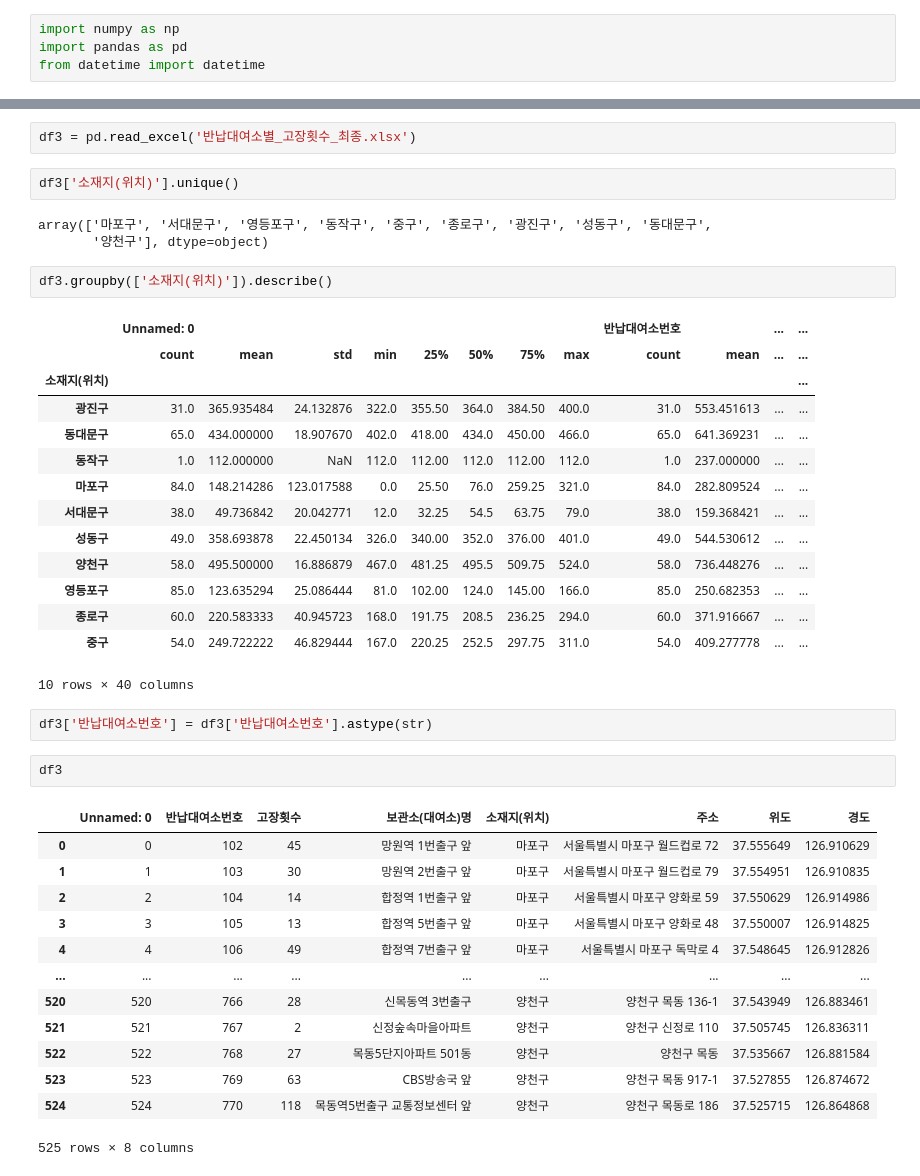
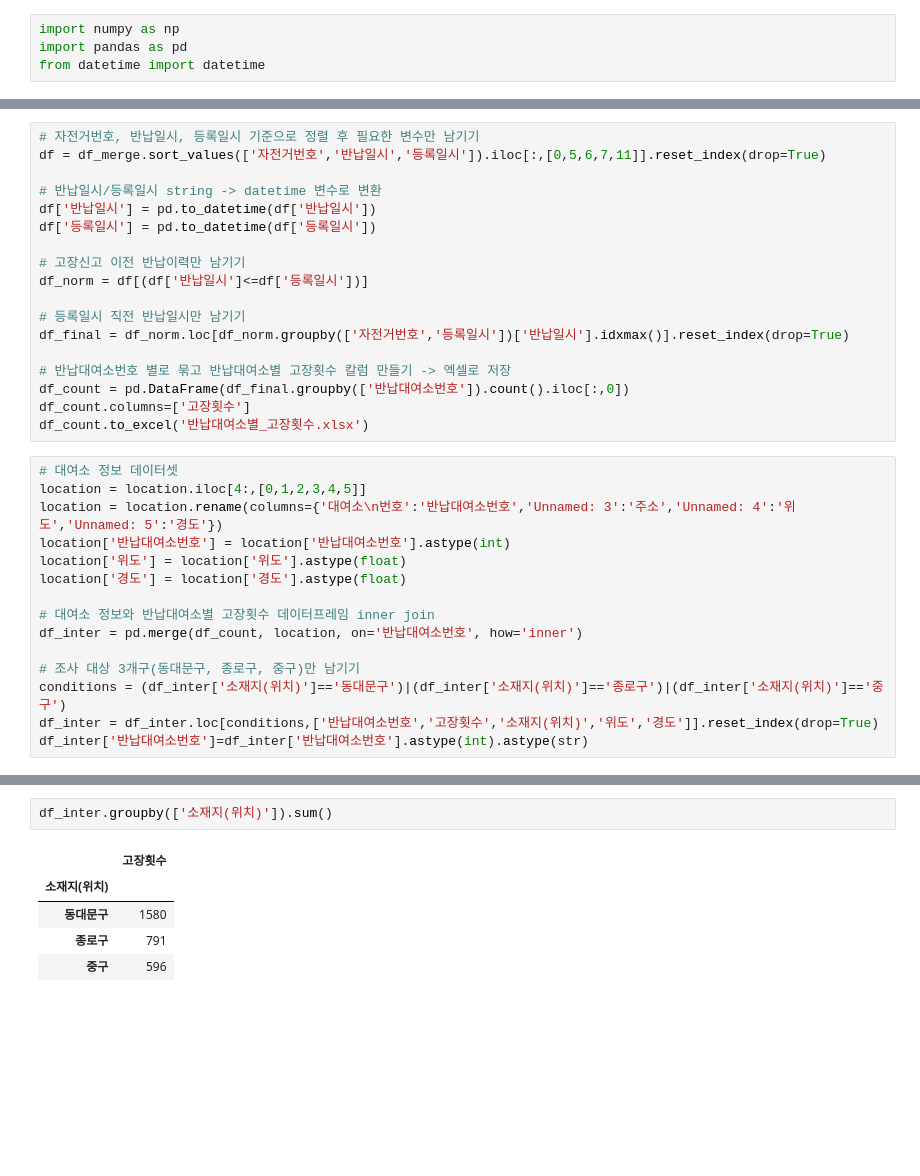
Before and after one commit to kunwooshin97/DScover-2022-2-_mini, a Jupyter notebook: seoul_bike.ipynb, the cells around one changed output, grey strips where cells are left out. Drawn from its saved outputs; the diff is of its cells as text; blank space fills up the shorter version.

```diff
--- a/seoul_bike.ipynb
+++ b/seoul_bike.ipynb
@@ -271,3 +38,36 @@ name
+# %%
+# 자전거번호, 반납일시, 등록일시 기준으로 정렬 후 필요한 변수만 남기기
+df = df_merge.sort_values(['자전거번호','반납일시','등록일시']).iloc[:,[0,5,6,7,11]].reset_index(drop=True)
+
+# 반납일시/등록일시 string -> datetime 변수로 변환
+df['반납일시'] = pd.to_datetime(df['반납일시'])
+df['등록일시'] = pd.to_datetime(df['등록일시'])
+
+# 고장신고 이전 반납이력만 남기기
+df_norm = df[(df['반납일시']<=df['등록일시'])]
+
+# 등록일시 직전 반납일시만 남기기
+df_final = df_norm.loc[df_norm.groupby(['자전거번호','등록일시'])['반납일시'].idxmax()].reset_index(drop=True)
+
+# 반납대여소번호 별로 묶고 반납대여소별 고장횟수 칼럼 만들기 -> 엑셀로 저장
+df_count = pd.DataFrame(df_final.groupby(['반납대여소번호']).count().iloc[:,0])
+df_count.columns=['고장횟수']
+df_count.to_excel('반납대여소별_고장횟수.xlsx')
+# %%
+# 대여소 정보 데이터셋
+location = location.iloc[4:,[0,1,2,3,4,5]]
+location = location.rename(columns={'대여소\n번호':'반납대여소번호','Unnamed: 3':'주소','Unnamed: 4':'위도','Unnamed: 5':'경도'})
+location['반납대여소번호'] = location['반납대여소번호'].astype(int)
+location['위도'] = location['위도'].astype(float)
+location['경도'] = location['경도'].astype(float)
+
+# 대여소 정보와 반납대여소별 고장횟수 데이터프레임 inner join
+df_inter = pd.merge(df_count, location, on='반납대여소번호', how='inner')
+
+# 조사 대상 3개구(동대문구, 종로구, 중구)만 남기기
+conditions = (df_inter['소재지(위치)']=='동대문구')|(df_inter['소재지(위치)']=='종로구')|(df_inter['소재지(위치)']=='중구')
+df_inter = df_inter.loc[conditions,['반납대여소번호','고장횟수','소재지(위치)','위도','경도']].reset_index(drop=True)
+df_inter['반납대여소번호']=df_inter['반납대여소번호'].astype(int).astype(str)
 # %%
 df_inter
 # %% [output]
@@ -287,42 +87,8 @@ df_inter
-# %%
-df3 = pd.read_excel('반납대여소별_고장횟수_최종.xlsx')
-# %%
-df3['소재지(위치)'].unique()
-# %% [output]
-array(['마포구', '서대문구', '영등포구', '동작구', '중구', '종로구', '광진구', '성동구', '동대문구',
-       '양천구'], dtype=object)
 # %%
-df3.groupby(['소재지(위치)']).describe()
+df_inter.groupby(['소재지(위치)']).sum()
 # %% [output]
-|  | Unnamed: 0 |  |  |  |  |  |  |  | 반납대여소번호 |  | ... | ... |
-|  | count | mean | std | min | 25% | 50% | 75% | max | count | mean | ... | ... |
-| 소재지(위치) |  |  |  |  |  |  |  |  |  |  |  | ... |
-| 광진구 | 31.0 | 365.935484 | 24.132876 | 322.0 | 355.50 | 364.0 | 384.50 | 400.0 | 31.0 | 553.451613 | ... | ... |
-| 동대문구 | 65.0 | 434.000000 | 18.907670 | 402.0 | 418.00 | 434.0 | 450.00 | 466.0 | 65.0 | 641.369231 | ... | ... |
-| 동작구 | 1.0 | 112.000000 | NaN | 112.0 | 112.00 | 112.0 | 112.00 | 112.0 | 1.0 | 237.000000 | ... | ... |
-| 마포구 | 84.0 | 148.214286 | 123.017588 | 0.0 | 25.50 | 76.0 | 259.25 | 321.0 | 84.0 | 282.809524 | ... | ... |
-| 서대문구 | 38.0 | 49.736842 | 20.042771 | 12.0 | 32.25 | 54.5 | 63.75 | 79.0 | 38.0 | 159.368421 | ... | ... |
-| 성동구 | 49.0 | 358.693878 | 22.450134 | 326.0 | 340.00 | 352.0 | 376.00 | 401.0 | 49.0 | 544.530612 | ... | ... |
-| 양천구 | 58.0 | 495.500000 | 16.886879 | 467.0 | 481.25 | 495.5 | 509.75 | 524.0 | 58.0 | 736.448276 | ... | ... |
-| 영등포구 | 85.0 | 123.635294 | 25.086444 | 81.0 | 102.00 | 124.0 | 145.00 | 166.0 | 85.0 | 250.682353 | ... | ... |
-| 종로구 | 60.0 | 220.583333 | 40.945723 | 168.0 | 191.75 | 208.5 | 236.25 | 294.0 | 60.0 | 371.916667 | ... | ... |
-| 중구 | 54.0 | 249.722222 | 46.829444 | 167.0 | 220.25 | 252.5 | 297.75 | 311.0 | 54.0 | 409.277778 | ... | ... |
+|  | 고장횟수 |
+| 소재지(위치) |  |
+| 동대문구 | 1580 |
+| 종로구 | 791 |
+| 중구 | 596 |
-10 rows × 40 columns
-# %%
-df3['반납대여소번호'] = df3['반납대여소번호'].astype(str)
-# %%
-df3
-# %% [output]
-|  | Unnamed: 0 | 반납대여소번호 | 고장횟수 | 보관소(대여소)명 | 소재지(위치) | 주소 | 위도 | 경도 |
-| 0 | 0 | 102 | 45 | 망원역 1번출구 앞 | 마포구 | 서울특별시 마포구 월드컵로 72 | 37.555649 | 126.910629 |
-| 1 | 1 | 103 | 30 | 망원역 2번출구 앞 | 마포구 | 서울특별시 마포구 월드컵로 79 | 37.554951 | 126.910835 |
-| 2 | 2 | 104 | 14 | 합정역 1번출구 앞 | 마포구 | 서울특별시 마포구 양화로 59 | 37.550629 | 126.914986 |
-| 3 | 3 | 105 | 13 | 합정역 5번출구 앞 | 마포구 | 서울특별시 마포구 양화로 48 | 37.550007 | 126.914825 |
-| 4 | 4 | 106 | 49 | 합정역 7번출구 앞 | 마포구 | 서울특별시 마포구 독막로 4 | 37.548645 | 126.912826 |
-| ... | ... | ... | ... | ... | ... | ... | ... | ... |
-| 520 | 520 | 766 | 28 | 신목동역 3번출구 | 양천구 | 양천구 목동 136-1 | 37.543949 | 126.883461 |
-| 521 | 521 | 767 | 2 | 신정숲속마을아파트 | 양천구 | 양천구 신정로 110 | 37.505745 | 126.836311 |
-| 522 | 522 | 768 | 27 | 목동5단지아파트 501동 | 양천구 | 양천구 목동 | 37.535667 | 126.881584 |
-| 523 | 523 | 769 | 63 | CBS방송국 앞 | 양천구 | 양천구 목동 917-1 | 37.527855 | 126.874672 |
-| 524 | 524 | 770 | 118 | 목동역5번출구 교통정보센터 앞 | 양천구 | 양천구 목동로 186 | 37.525715 | 126.864868 |
-525 rows × 8 columns
```
Also changed, not shown: parts of 45 cells of this notebook, 1 other file.
